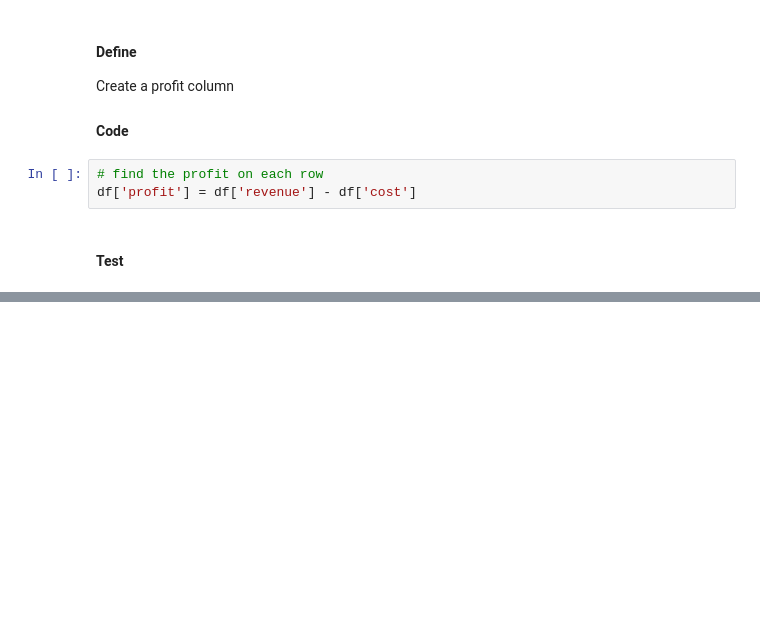
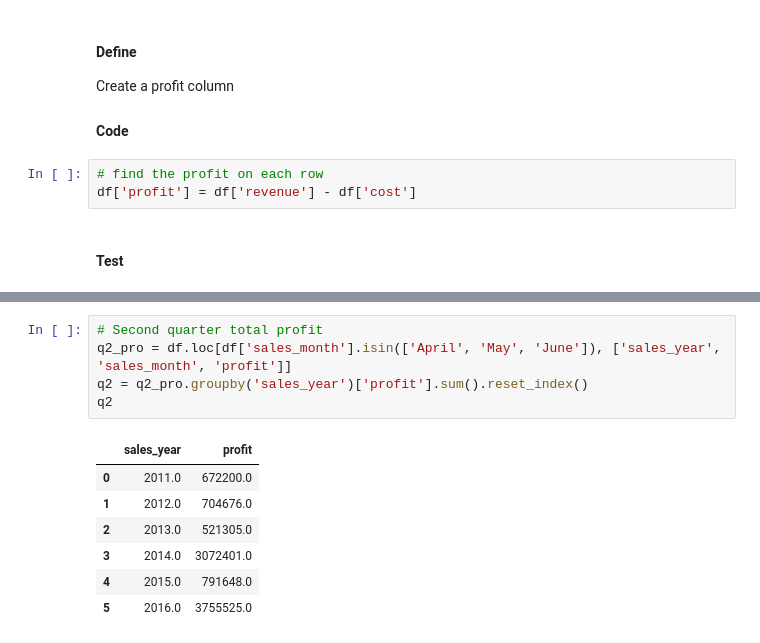
Before and after one commit to LemmyFee/Code-Your-Way-Up, a Jupyter notebook: buybuy_sales.ipynb, the cells around one changed output, grey strips where cells are left out. Drawn from its saved outputs; the diff is of its cells as text; blank space fills up the shorter version.

```diff
--- a/buybuy_sales.ipynb
+++ b/buybuy_sales.ipynb
@@ -85,0 +176,13 @@ df.hist(grid = False, color = 'steelblue', edgecolor = 'black', figsize = (12,10
+# %%
+# Second quarter total profit
+q2_pro = df.loc[df['sales_month'].isin(['April', 'May', 'June']), ['sales_year', 'sales_month', 'profit']]
+q2 = q2_pro.groupby('sales_year')['profit'].sum().reset_index()
+q2
+# %% [output]
+|  | sales_year | profit |
+| 0 | 2011.0 | 672200.0 |
+| 1 | 2012.0 | 704676.0 |
+| 2 | 2013.0 | 521305.0 |
+| 3 | 2014.0 | 3072401.0 |
+| 4 | 2015.0 | 791648.0 |
+| 5 | 2016.0 | 3755525.0 |
```
Also changed, not shown: parts of 15 cells of this notebook.
